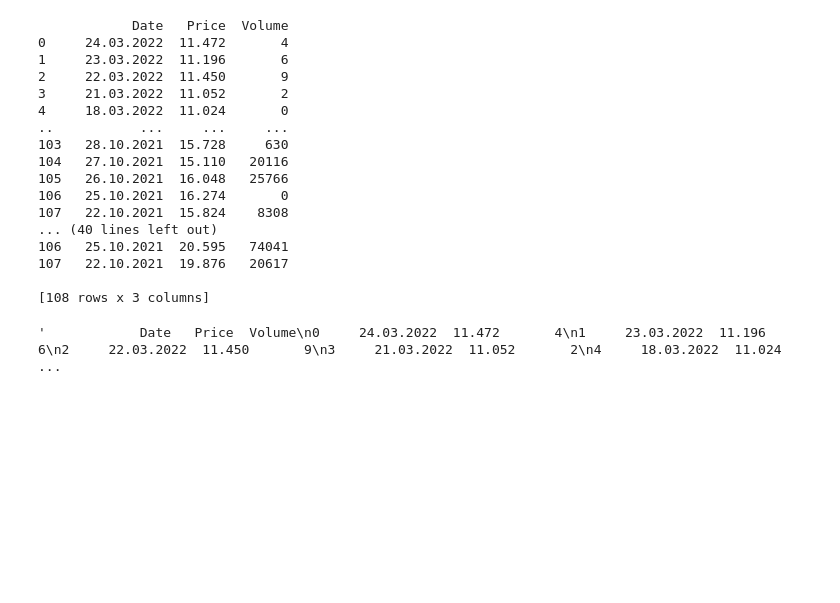
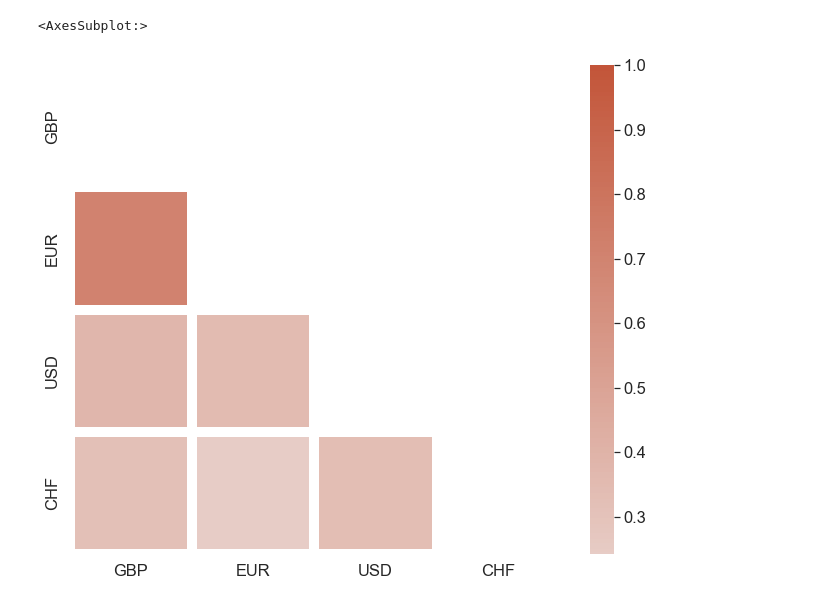
Before and after one commit to algo-dude/ETPLiquidity, a Jupyter notebook: liquidity.ipynb, the cells around one changed output. Drawn from its saved outputs; the diff is of its cells as text; code cells hidden in the pictures; blank space fills up the shorter version.

```diff
--- a/liquidity.ipynb
+++ b/liquidity.ipynb
@@ -69,30 +85,23 @@ plt.show()
-# %%
-for i in markets:
-    print(str(i))
-# %% [output]
-            Date   Price  Volume
-0     24.03.2022  11.472       4
-1     23.03.2022  11.196       6
-2     22.03.2022  11.450       9
-3     21.03.2022  11.052       2
-4     18.03.2022  11.024       0
-..           ...     ...     ...
-103   28.10.2021  15.728     630
-104   27.10.2021  15.110   20116
-105   26.10.2021  16.048   25766
-106   25.10.2021  16.274       0
-107   22.10.2021  15.824    8308
-... (40 lines left out)
-106   25.10.2021  20.595   74041
-107   22.10.2021  19.876   20617
-
-[108 rows x 3 columns]
-# %%
-for i, v in enumerate(markets):
-    # Plot volume of each pair with seaborn
-    sns.lineplot(data=v, x='Date', y='Volume', label = markets_names[i])
-
-
-    # show legend
-# %% [output]
-'            Date   Price  Volume\n0     24.03.2022  11.472       4\n1     23.03.2022  11.196       6\n2     22.03.2022  11.450       9\n3     21.03.2022  11.052       2\n4     18.03.2022  11.024      ...
+# %%
+# Are the volumes correlated?
+# plot correlation matrix
+volume_only = pd.DataFrame()
+for i, v in enumerate(markets):
+    volume_only[markets_names[i]] = v['Volume']
+# %%
+# plot correlation matrix
+corr = volume_only.corr()
+
+# Set up the matplotlib figure
+f, ax = plt.subplots(figsize=(11, 9))
+
+# Generate a custom diverging colormap
+cmap = sns.diverging_palette(100, 20, as_cmap=True)
+
+# Draw the heatmap with the mask and correct aspect ratio
+mask = np.triu(np.ones_like(corr, dtype=bool))
+sns.heatmap(corr, mask=mask, cmap=cmap, vmax=1, center=0,
+            square=True, linewidths=10)
+# %% [output]
+<AxesSubplot:>
+[figure, added]
```
Also changed, not shown: parts of 9 cells of this notebook, 1 other file.
